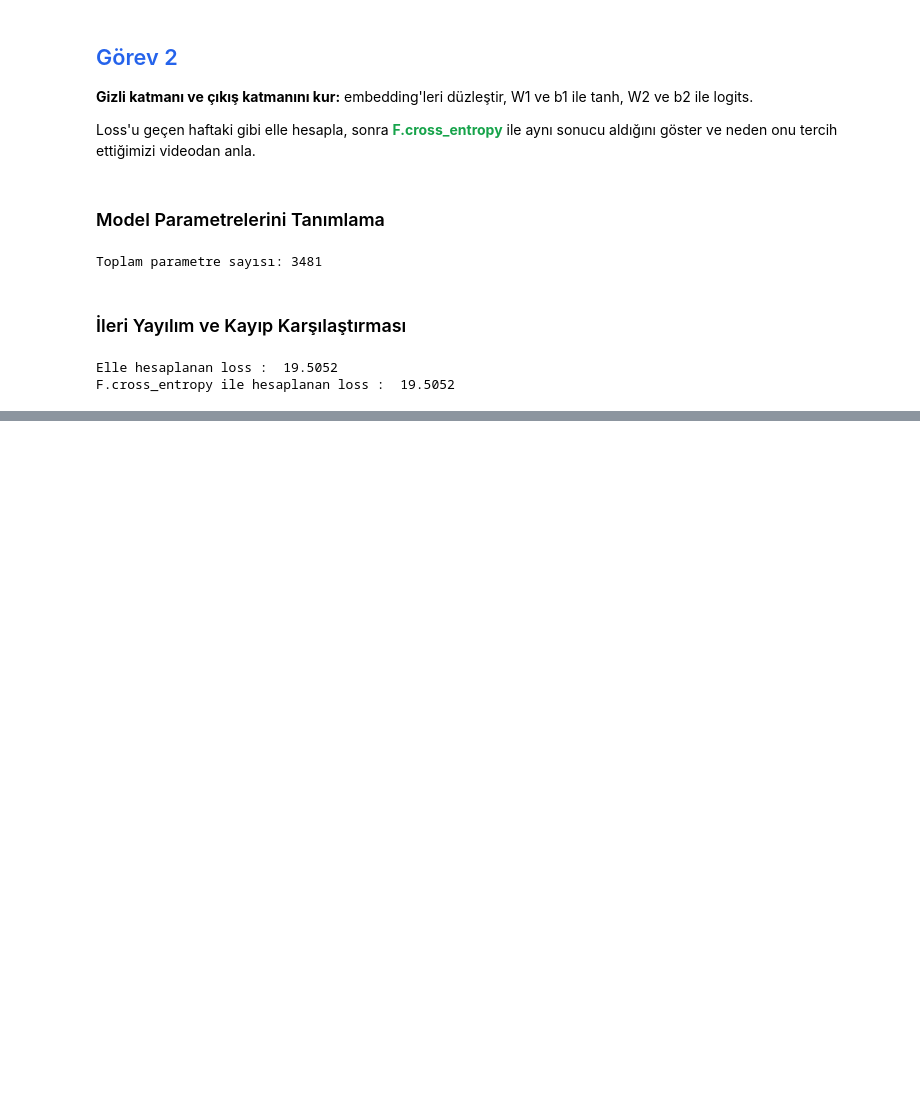
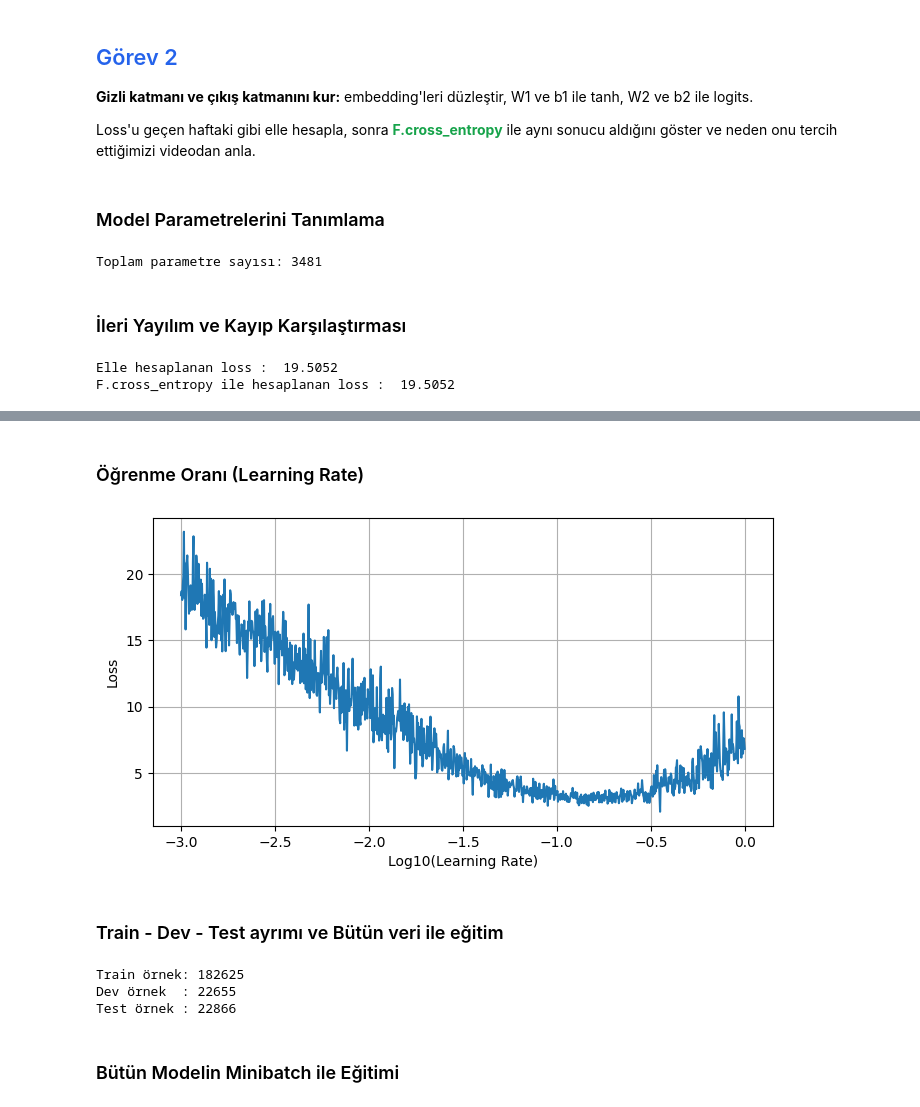
Before and after one commit to mehmetdogukanozer/YZ50, a Jupyter notebook: hafta4/yz50_hw_04.ipynb, the cells around one changed output, grey strips where cells are left out. Saved outputs shown, nothing was run; the diff lists cells and outputs as text; code cells hidden in the pictures; blank space fills up the shorter version.

```diff
--- a/hafta4/yz50_hw_04.ipynb
+++ b/hafta4/yz50_hw_04.ipynb
@@ -125,0 +133,34 @@ F.cross_entropy ile hesaplanan loss :  19.5052
+# %%
+g = torch.Generator().manual_seed(2147483647)
+C = torch.randn((27, 2), generator=g)
+W1 = torch.randn((6, 100), generator=g)
+b1 = torch.randn(100, generator=g)
+W2 = torch.randn((100, 27), generator=g)
+b2 = torch.randn(27, generator=g)
+
+parameters = [C, W1, b1, W2, b2]
+
+for p in parameters:
+    p.requires_grad = True
+
+X_batch = X[:32]
+Y_batch = Y[:32]
+
+
+for k in range(100):
+    emb = C[X_batch]
+    h = torch.tanh(emb.view(-1, 6) @ W1 + b1)
+    logits = h @ W2 + b2
+    loss = F.cross_entropy(logits, Y_batch)
+
+
+    for p in parameters:
+        p.grad = None
+    loss.backward()
+
+
+    for p in parameters:
+        p.data += -0.1 * p.grad
+
+
+print(f'Tek batch ezberleme sonrası loss: {loss.item(): .4f}')
@@ -125,0 +169,2 @@ F.cross_entropy ile hesaplanan loss :  19.5052
+# %% [markdown]
+### Öğrenme Oranı (Learning Rate)
@@ -125,0 +212,35 @@ F.cross_entropy ile hesaplanan loss :  19.5052
+# %%
+import matplotlib.pyplot as plt
+
+plt.figure(figsize=(8, 4))
+plt.plot(lri, lossi)
+plt.xlabel("Log10(Learning Rate)")
+plt.ylabel("Loss")
+plt.grid(True)
+plt.show()
+# %% [output]
+[figure, added]
+# %% [markdown]
+### Train - Dev - Test ayrımı ve Bütün veri ile eğitim
+# %%
+
+import random
+random.seed(42)
+random.shuffle(words)
+
+n1 = int(0.8 * len(words))
+n2 = int(0.9 * len(words))
+
+Xtr, Ytr = build_dataset(words[:n1])     # %80 Eğitim
+Xdev, Ydev = build_dataset(words[n1:n2]) # %10 Doğrulama (Dev)
+Xte, Yte = build_dataset(words[n2:])     # %10 Test
+
+print(f"Train örnek: {Xtr.shape[0]}")
+print(f"Dev örnek  : {Xdev.shape[0]}")
+print(f"Test örnek : {Xte.shape[0]}")
+# %% [output]
+Train örnek: 182625
+Dev örnek  : 22655
+Test örnek : 22866
+# %% [markdown]
+### Bütün Modelin Minibatch ile Eğitimi
```
Also changed, not shown: parts of 25 cells of this notebook, 1 other file.
